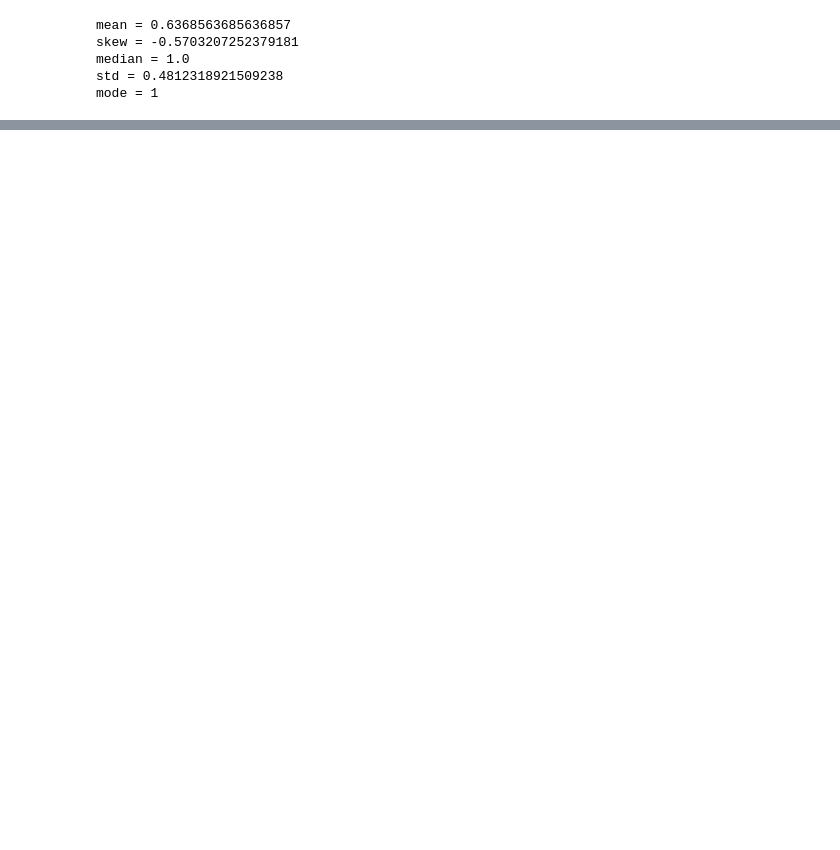
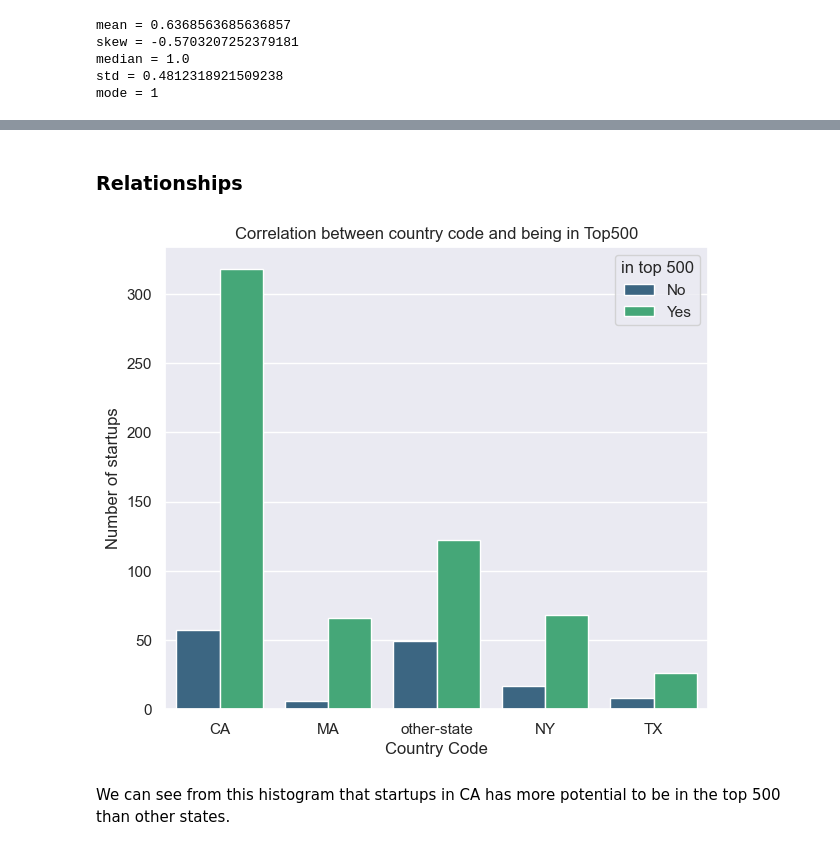
Before and after one commit to Liri-Be/DataMining, a Jupyter notebook: part-1/part1.ipynb, the cells around one changed output, grey strips where cells are left out. Cells and saved outputs as stored; diff of their text form; code cells hidden in the pictures; blank space fills up the shorter version.

Commit message:
relationships

```diff
--- a/part-1/part1.ipynb
+++ b/part-1/part1.ipynb
@@ -187,0 +191,20 @@ ax = sb.heatmap(df_correlations, annot=False, vmin=-1, vmax=1, center=0, cmap='c
+# %% [markdown]
+### Relationships
+# %%
+data_frame.loc[data_frame['in_CA'] == 1, 'country'] = 'CA'
+data_frame.loc[data_frame['in_NY'] == 1, 'country'] = 'NY'
+data_frame.loc[data_frame['in_MA'] == 1, 'country'] = 'MA'
+data_frame.loc[data_frame['in_TX'] == 1, 'country'] = 'TX'
+data_frame.loc[data_frame['in_otherstate'] == 1, 'country'] = 'other-state'
+# %%
+plt.figure(figsize=(7, 6))
+sb.countplot(x='country', hue='in_Top500', data=data_frame, palette='viridis')
+plt.title('Correlation between country code and being in Top500')
+plt.xlabel('Country Code')
+plt.ylabel('Number of startups')
+plt.legend(title='in top 500', labels=['No', 'Yes'])
+plt.show()
+# %% [output]
+[figure, added]
+# %% [markdown]
+We can see from this histogram that startups in CA has more potential to be in the top 500 than other states.
```
Also changed, not shown: parts of 20 cells of this notebook, 1 other file.
